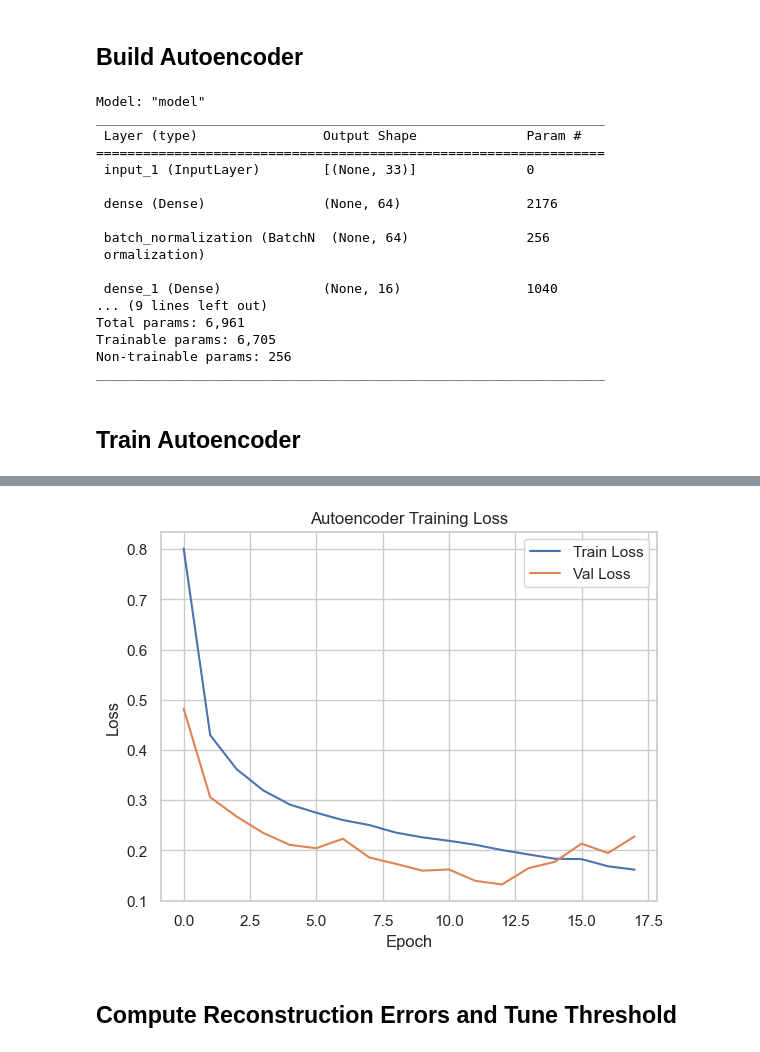
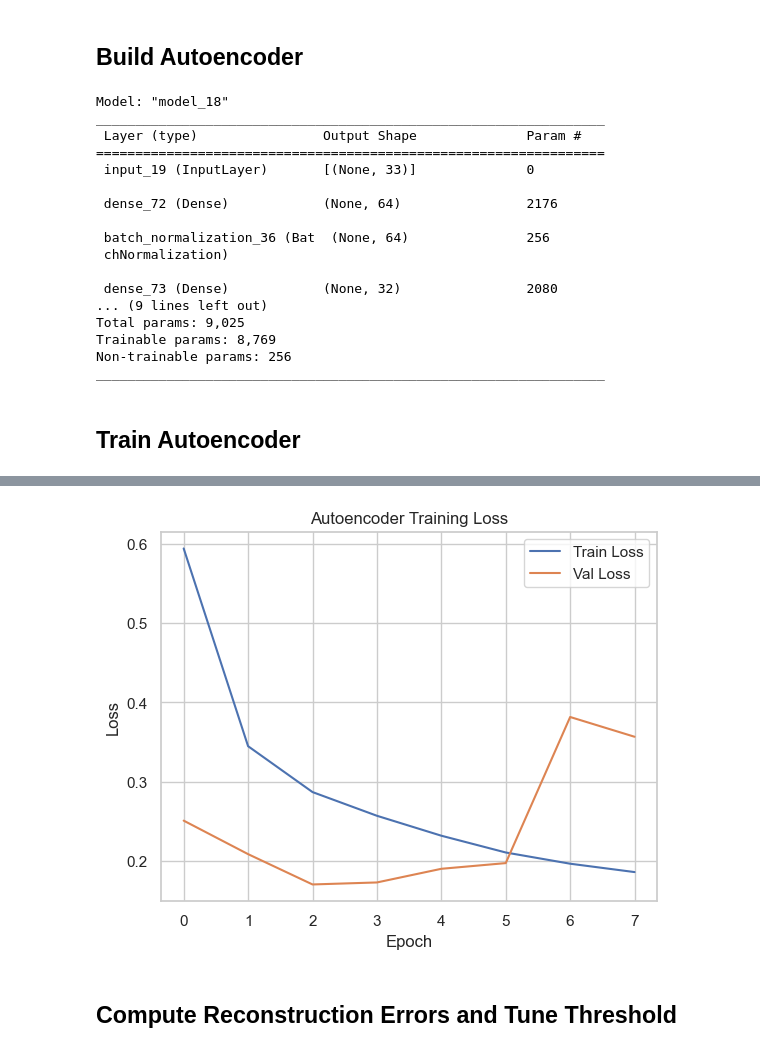
Before and after one commit to vscerra/anomaly-NSL-KDD, a Jupyter notebook: notebooks/04_autoencoder.ipynb, the cells around one changed output, grey strips where cells are left out. Saved outputs shown, nothing was run; the diff lists cells and outputs as text; code cells hidden in the pictures.

```diff
--- a/notebooks/04_autoencoder.ipynb
+++ b/notebooks/04_autoencoder.ipynb
@@ -34,0 +38,19 @@ Training on normal samples only: (53874, 33)
+# %%
+results = []
+for dim in [8, 16, 32]:
+    for dropout in [0.0, 0.1, 0.2]:
+        metrics = run_autoencoder_experiment(
+            X_train_normal = X_train_normal,
+            X_test = X_test,
+            y_test = y_test,
+            encoding_dim = dim,
+            dropout_rate = dropout,
+            learning_rate = 1e-4,
+            epochs = 100,
+            threshold_percentile = 99,
+            verbose = 0
+        )
+        results.append(metrics)
+
+results_df = pd.DataFrame(results)
+results_df.sort_values("f1", ascending = False)
@@ -36,24 +69,24 @@ Training on normal samples only: (53874, 33)
 ## Build Autoencoder
 # %%
 input_dim = X_train.shape[1]
-autoencoder = build_autoencoder(input_dim, encoding_dim=16)
+autoencoder = build_autoencoder(input_dim, encoding_dim=32)
 autoencoder.summary()
 # %% [output]
-Model: "model"
+Model: "model_18"
 _________________________________________________________________
  Layer (type)                Output Shape              Param #
 =================================================================
- input_1 (InputLayer)        [(None, 33)]              0
+ input_19 (InputLayer)       [(None, 33)]              0
 
- dense (Dense)               (None, 64)                2176
+ dense_72 (Dense)            (None, 64)                2176
 
- batch_normalization (BatchN  (None, 64)               256
- ormalization)
+ batch_normalization_36 (Bat  (None, 64)               256
+ chNormalization)
 
- dense_1 (Dense)             (None, 16)                1040
+ dense_73 (Dense)            (None, 32)                2080
 ... (9 lines left out)
-Total params: 6,961
-Trainable params: 6,705
+Total params: 9,025
+Trainable params: 8,769
 Non-trainable params: 256
 _________________________________________________________________
 # %% [markdown]
@@ -65,7 +98,7 @@ early_stop = EarlyStopping(monitor='val_loss', patience=5, restore_best_weights=
 history = autoencoder.fit(
     X_train_normal, X_train_normal,
     epochs = 100,
-    batch_size = 256,
+    batch_size = 128,
     shuffle = True,
     validation_split = 0.1,
     verbose = 1,
@@ -101,4 +133,4 @@ Epoch 18/100
-[figure, old version]
+[figure, new version]
 # %% [markdown]
 ## Compute Reconstruction Errors and Tune Threshold
 # %%
```
Also changed, not shown: parts of 8 cells of this notebook, 2 other files.
